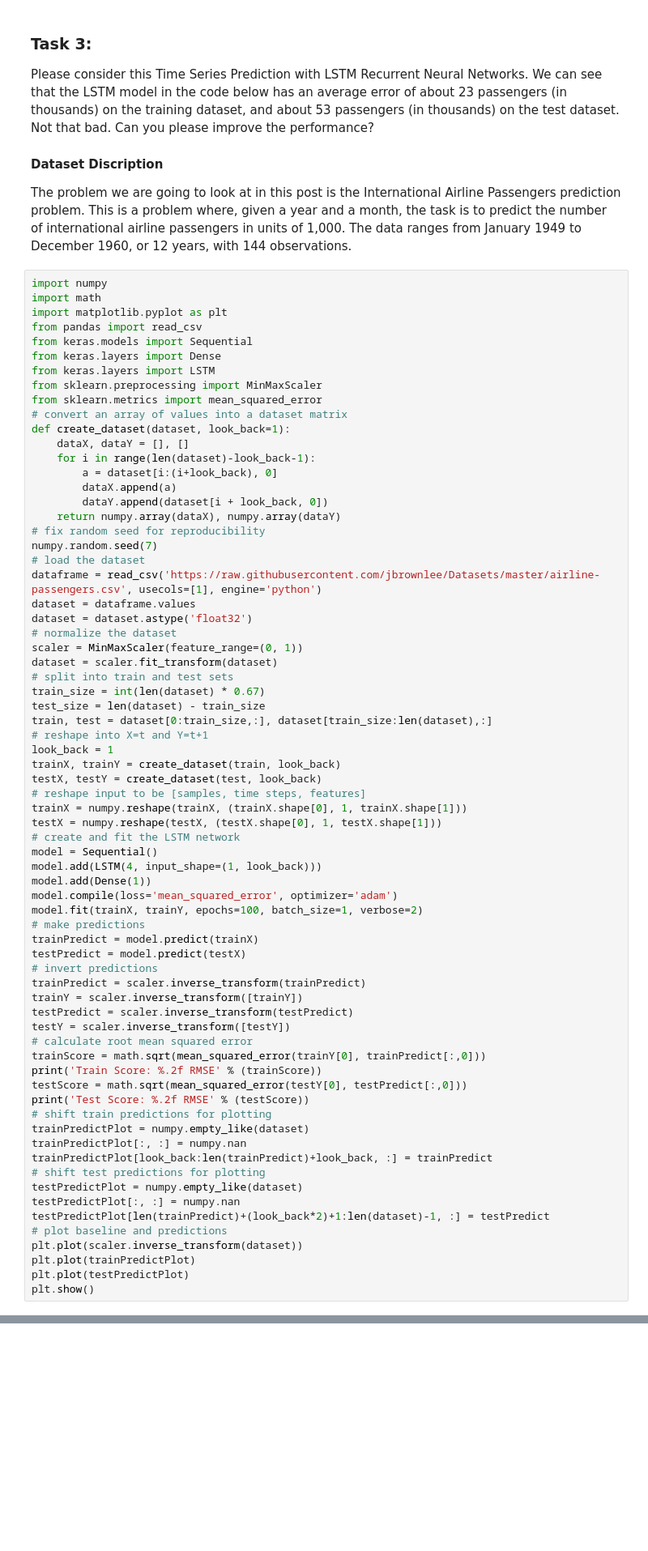
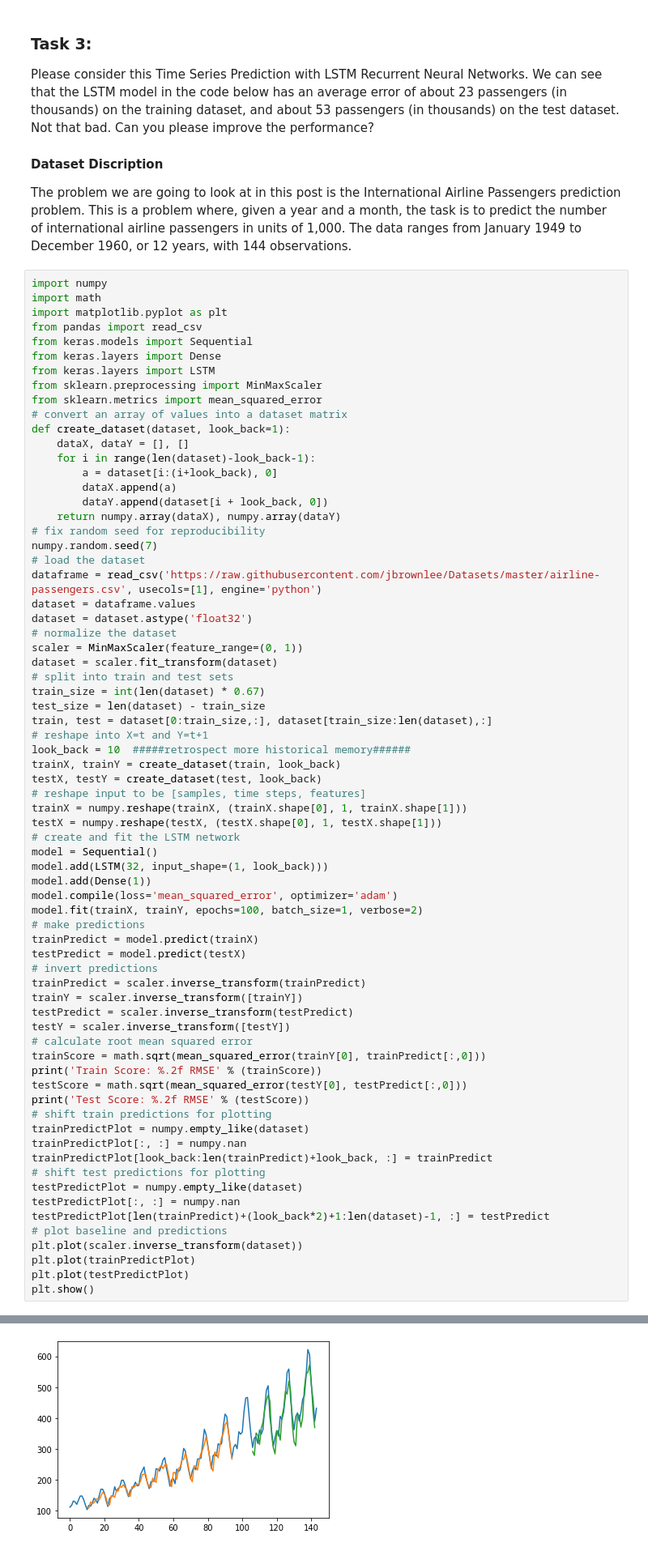
Before and after one commit to gibsonx/CE888, a Jupyter notebook: Lab_7/Exercise_3_RNN.ipynb, the cells around one changed output, grey strips where cells are left out. Shown: that part at 81% size. Drawn from its saved outputs; the diff is of its cells as text; blank space fills up the shorter version.

```diff
--- a/Lab_7/Exercise_3_RNN.ipynb
+++ b/Lab_7/Exercise_3_RNN.ipynb
@@ -198,7 +224,7 @@ train_size = int(len(dataset) * 0.67)
 test_size = len(dataset) - train_size
 train, test = dataset[0:train_size,:], dataset[train_size:len(dataset),:]
 # reshape into X=t and Y=t+1
-look_back = 1
+look_back = 10  #####retrospect more historical memory######
 trainX, trainY = create_dataset(train, look_back)
 testX, testY = create_dataset(test, look_back)
 # reshape input to be [samples, time steps, features]
@@ -206,7 +232,7 @@ trainX = numpy.reshape(trainX, (trainX.shape[0], 1, trainX.shape[1]))
 testX = numpy.reshape(testX, (testX.shape[0], 1, testX.shape[1]))
 # create and fit the LSTM network
 model = Sequential()
-model.add(LSTM(4, input_shape=(1, look_back)))
+model.add(LSTM(32, input_shape=(1, look_back)))
 model.add(Dense(1))
 model.compile(loss='mean_squared_error', optimizer='adam')
 model.fit(trainX, trainY, epochs=100, batch_size=1, verbose=2)
@@ -236,3 +262,4 @@ plt.plot(scaler.inverse_transform(dataset))
 plt.plot(trainPredictPlot)
 plt.plot(testPredictPlot)
 plt.show()
+# %% [output]
@@ -238,0 +283 @@ plt.show()
+[figure, added]
```
Also changed, not shown: parts of 6 cells of this notebook.
